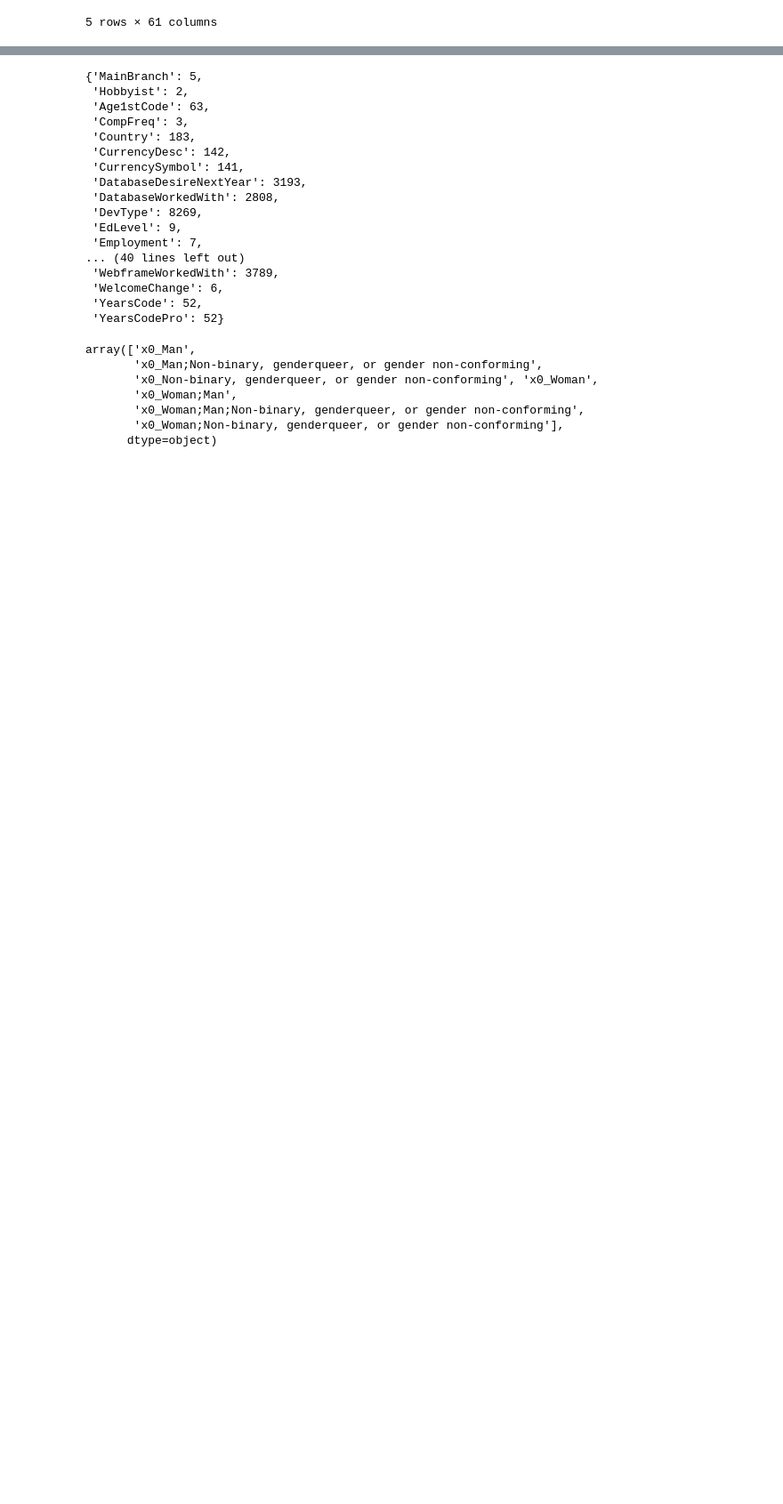
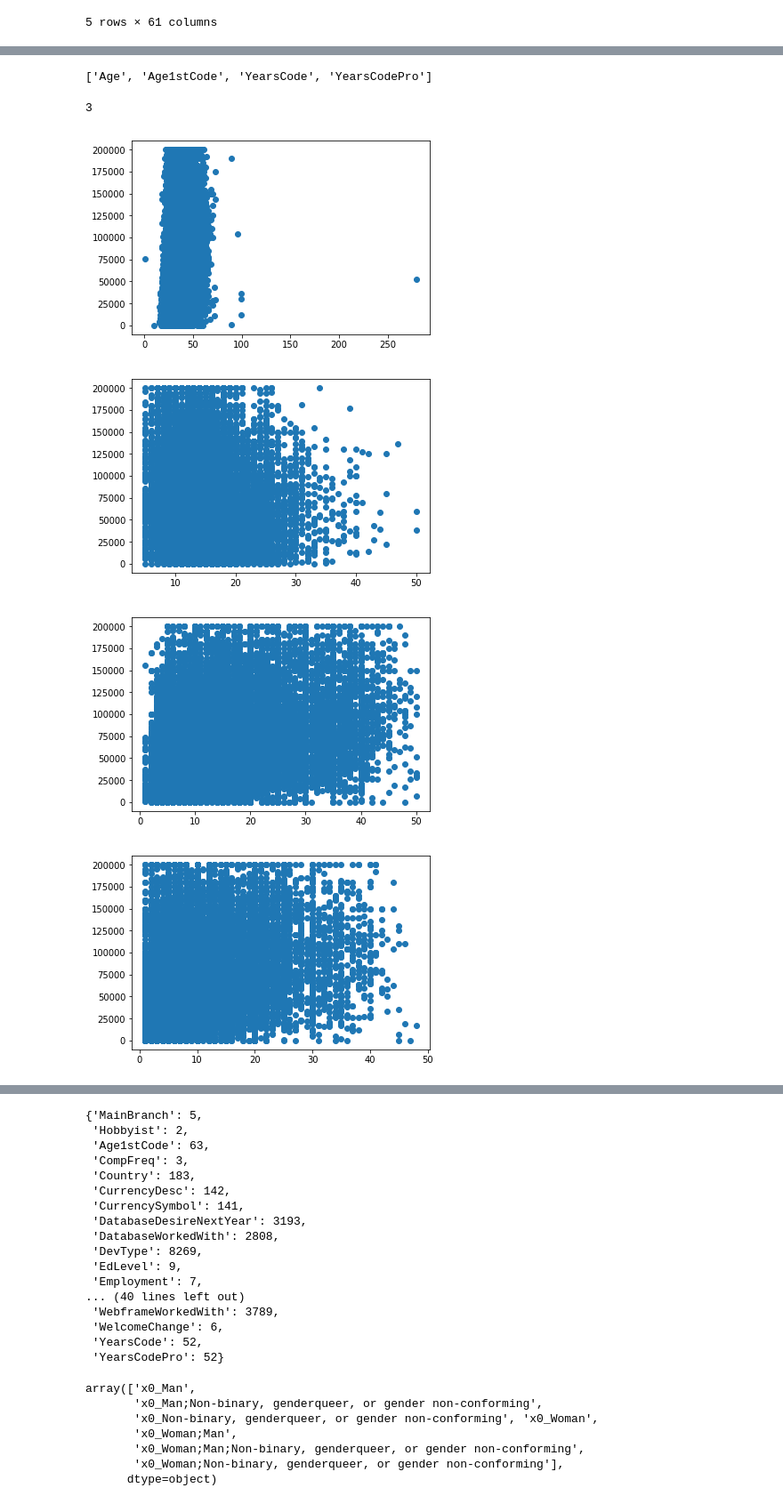
Before and after one commit to kevinclee26/salary_prediction, a Jupyter notebook: model/Untitled.ipynb, the cells around one changed output, grey strips where cells are left out. Shown at 89% size. Cells and saved outputs as stored; diff of their text form; code cells hidden in the pictures; blank space fills up the shorter version.

```diff
--- a/model/Untitled.ipynb
+++ b/model/Untitled.ipynb
@@ -42,0 +55,3 @@ df.head()
+# %%
+numericals.append('Age')
+pd.to_numeric(df['Age'], errors='coerce')
@@ -42,0 +71,3 @@ df.head()
+# %%
+numericals.append('Age1stCode')
+pd.to_numeric(df['Age1stCode'], errors='coerce')
@@ -42,0 +226,3 @@ df.head()
+# %%
+numericals.append('YearsCode')
+pd.to_numeric(df['YearsCode'], errors='coerce')
@@ -42,0 +242,3 @@ df.head()
+# %%
+numericals.append('YearsCodePro')
+pd.to_numeric(df['YearsCodePro'], errors='coerce')
@@ -42,0 +264,26 @@ df.head()
+# %%
+print(numericals)
+# print(categoricals)
+categoricals=['MainBranch', 'EdLevel', 'UndergradMajor', 'Country']
+# print(multi_options)
+multi_options=['DevType', 'Gender', 'LanguageWorkedWith']
+# %% [output]
+['Age', 'Age1stCode', 'YearsCode', 'YearsCodePro']
+# %%
+import math
+math.ceil(5/2)
+# %% [output]
+3
+# %%
+# # fig, ax=plt.subplots(math.ceil(len(numericals)/2), 2)
+# # plt.subplots(math.ceil(5/2), 2)
+for idx, each_col in enumerate(numericals):
+#     plt.scatter(input_ary[each_col], y, ax=ax[int(idx/2)][int(idx%2)])
+    plt.scatter(input_ary[each_col], y)
+    plt.show()
+#     print(ax[0][0])
+# %% [output]
+[figure, added]
+[figure, added]
+[figure, added]
+[figure, added]
```
Also changed, not shown: parts of 40 cells of this notebook, 1 other file.
